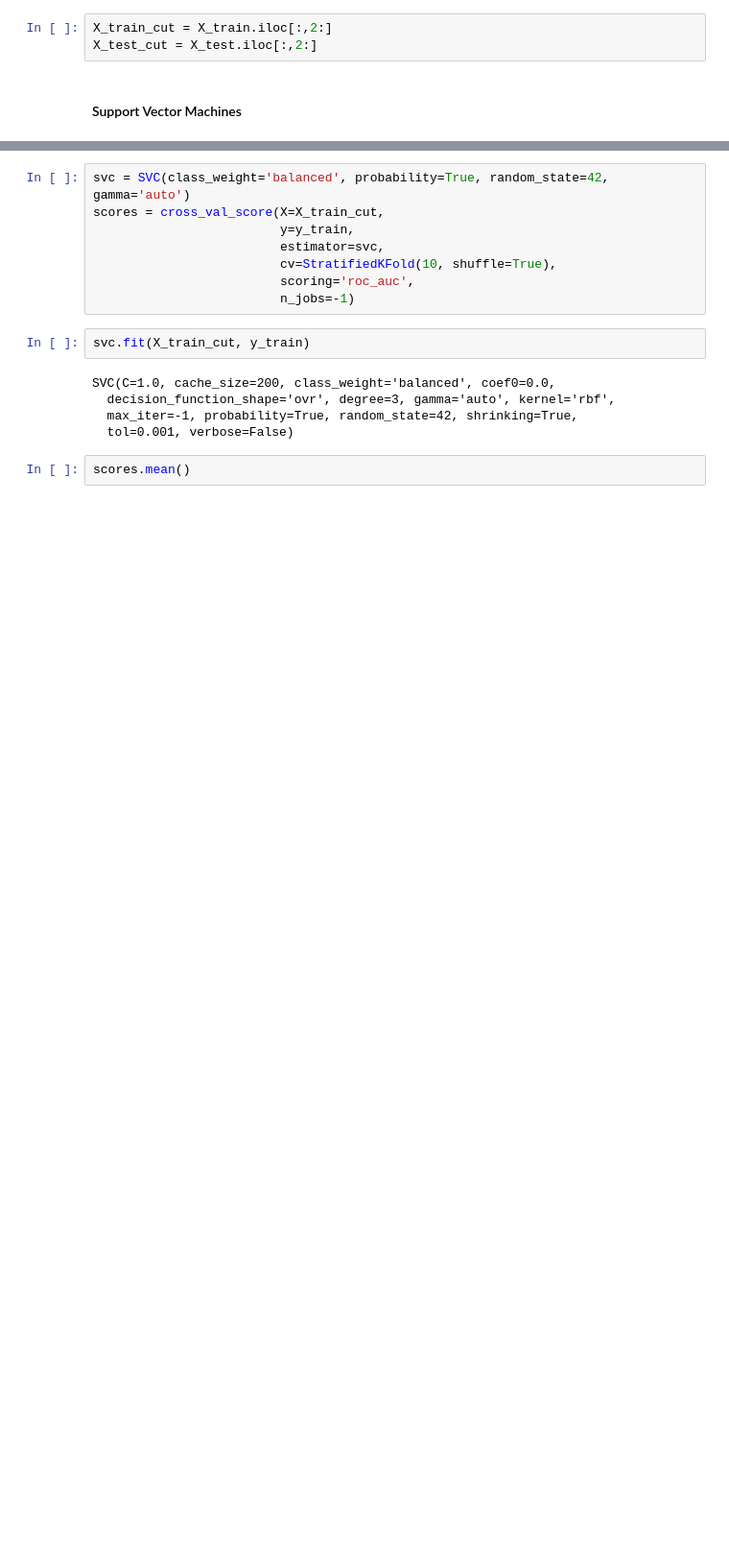
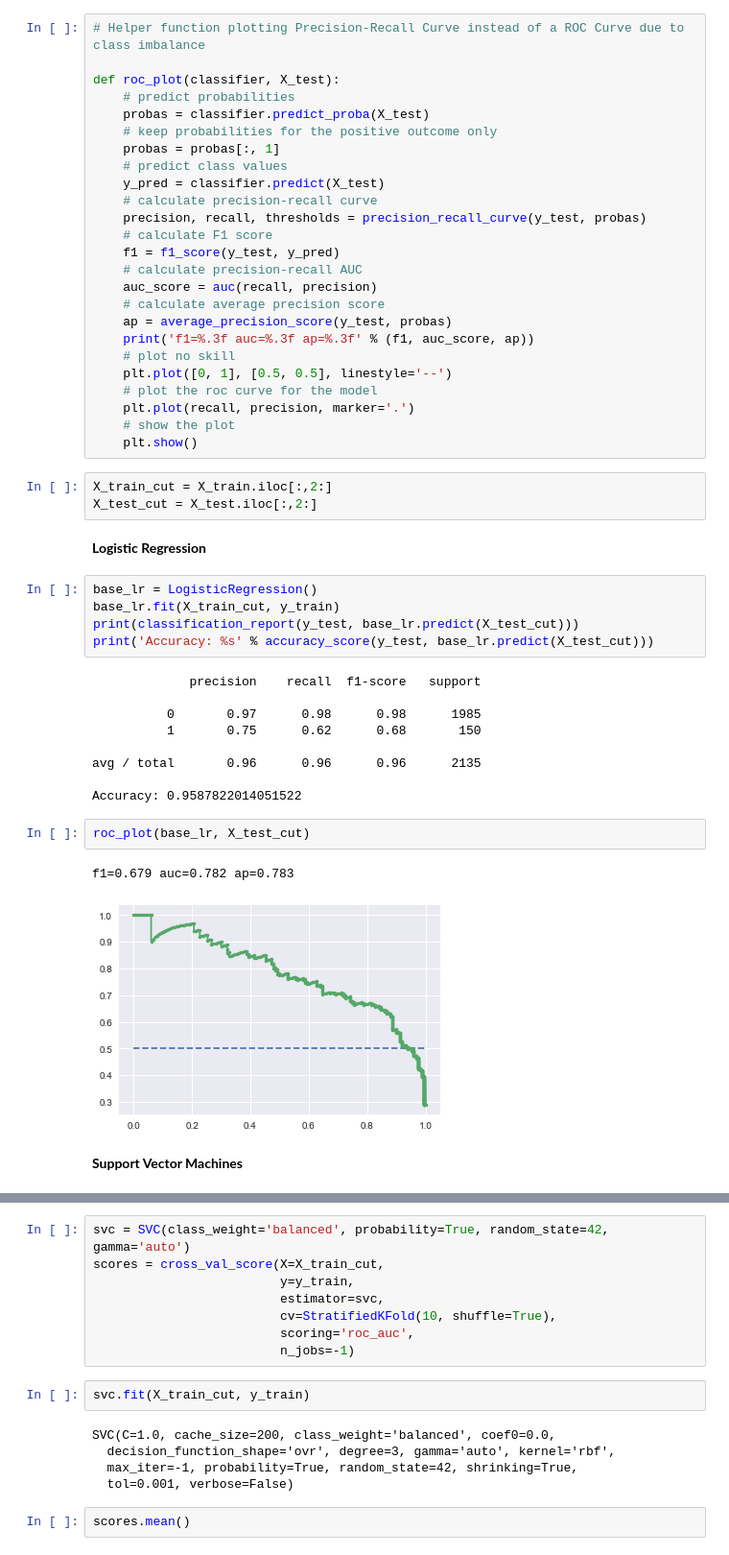
Before and after one commit to norbertstrzelecki/tour_de_pologne_top10, a Jupyter notebook: tdp_3_3_data_modeling.ipynb, the cells around one changed output, grey strips where cells are left out. Shown at 96% size. Drawn from its saved outputs; the diff is of its cells as text; blank space fills up the shorter version.

Commit message:
Adding precision-recall curves

```diff
--- a/tdp_3_3_data_modeling.ipynb
+++ b/tdp_3_3_data_modeling.ipynb
@@ -261,8 +265,54 @@ Test batch -------------
 Name: y_label, dtype: int64
 # %% [markdown]
 ### Baseline
+# %%
+# Helper function plotting Precision-Recall Curve instead of a ROC Curve due to class imbalance
+
+def roc_plot(classifier, X_test):
+    # predict probabilities
+    probas = classifier.predict_proba(X_test)
+    # keep probabilities for the positive outcome only
+    probas = probas[:, 1]
+    # predict class values
+    y_pred = classifier.predict(X_test)
+    # calculate precision-recall curve
+    precision, recall, thresholds = precision_recall_curve(y_test, probas)
+    # calculate F1 score
+    f1 = f1_score(y_test, y_pred)
+    # calculate precision-recall AUC
+    auc_score = auc(recall, precision)
+    # calculate average precision score
+    ap = average_precision_score(y_test, probas)
+    print('f1=%.3f auc=%.3f ap=%.3f' % (f1, auc_score, ap))
+    # plot no skill
+    plt.plot([0, 1], [0.5, 0.5], linestyle='--')
+    # plot the roc curve for the model
+    plt.plot(recall, precision, marker='.')
+    # show the plot
+    plt.show()
 # %%
 X_train_cut = X_train.iloc[:,2:]
 X_test_cut = X_test.iloc[:,2:]
+# %% [markdown]
+**Logistic Regression**
+# %%
+base_lr = LogisticRegression()
+base_lr.fit(X_train_cut, y_train)
+print(classification_report(y_test, base_lr.predict(X_test_cut)))
+print('Accuracy: %s' % accuracy_score(y_test, base_lr.predict(X_test_cut)))
+# %% [output]
+             precision    recall  f1-score   support
+
+          0       0.97      0.98      0.98      1985
+          1       0.75      0.62      0.68       150
+
+avg / total       0.96      0.96      0.96      2135
+
+Accuracy: 0.9587822014051522
+# %%
+roc_plot(base_lr, X_test_cut)
+# %% [output]
+f1=0.679 auc=0.782 ap=0.783
+[figure, added]
 # %% [markdown]
-#### Support Vector Machines
+**Support Vector Machines**
```
Also changed, not shown: parts of 59 cells of this notebook.
